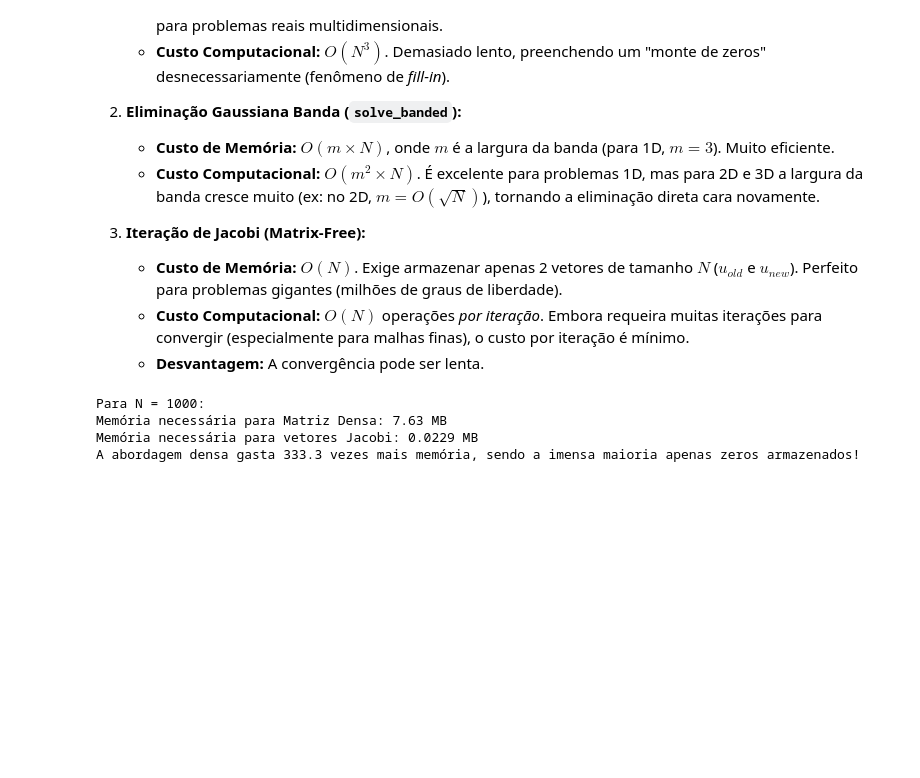
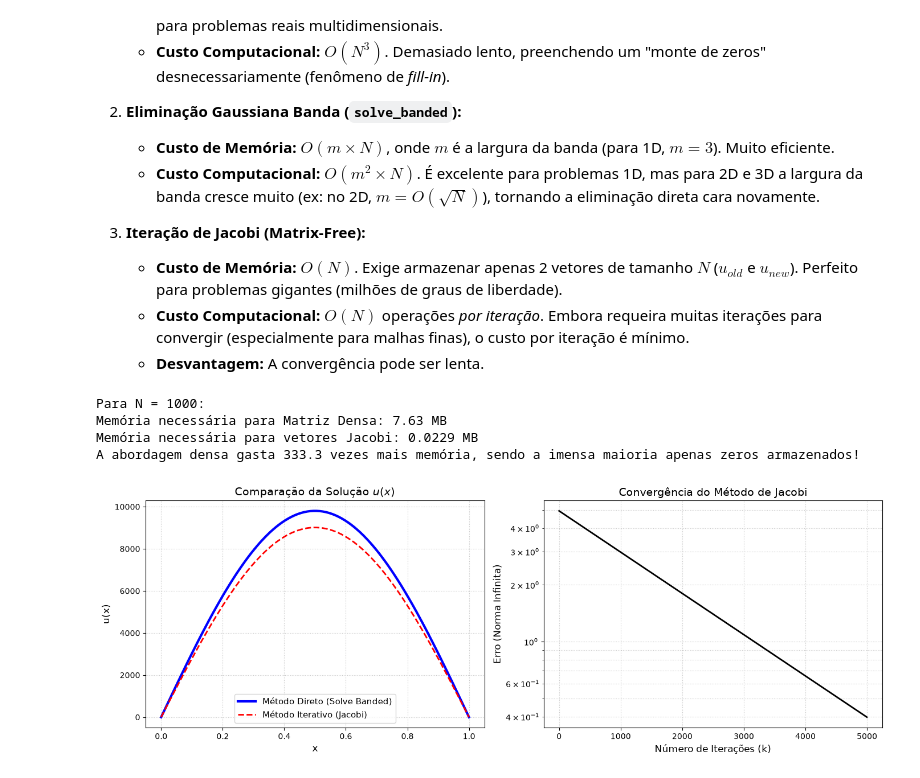
Before and after one commit to Ederson-Passos/applied-numerical-methods, a Jupyter notebook: notebooks/lectures.ipynb, the cells around one changed output. Drawn from its saved outputs; the diff is of its cells as text; code cells hidden in the pictures; blank space fills up the shorter version.

Commit message:
Annotations from Lesson. Test of Jacobi method.

```diff
--- a/notebooks/lectures.ipynb
+++ b/notebooks/lectures.ipynb
@@ -520,3 +520,75 @@ Para N = 1000:
 Memória necessária para Matriz Densa: 7.63 MB
 Memória necessária para vetores Jacobi: 0.0229 MB
 A abordagem densa gasta 333.3 vezes mais memória, sendo a imensa maioria apenas zeros armazenados!
+# %%
+import numpy as np
+import matplotlib.pyplot as plt
+from scipy.linalg import solve_banded
+
+# 1. Configurando o problema novamente (para que a célula seja auto-contida)
+n = 100
+xx = np.linspace(0, 1, n)
+function = lambda x: np.pi**2 * np.sin(np.pi * x)
+b = np.zeros(n)
+for i in range(1, n-1):
+    b[i] = function(xx[i])
+
+# 2. Solução com Método Direto (Matriz Banda) para o Poisson 1D
+# Criando a matriz ab (forma compacta para solve_banded)
+ab = np.zeros((3, n-2))
+ab[0, 1:] = -1.0  # diagonal superior
+ab[1, :] = 2.0    # diagonal principal
+ab[2, :-1] = -1.0 # diagonal inferior
+
+# Resolvemos para o interior (excluindo os contornos = 0)
+u_direto_interior = solve_banded((1, 1), ab, b[1:-1])
+u_direto = np.zeros(n)
+u_direto[1:-1] = u_direto_interior
+
+# 3. Solução com Método Iterativo (Jacobi) modificado para extrair o histórico de erros
+def jacobi_com_historico(b, max_iter=5000, tol=1e-6):
+    n = len(b)
+    u_old = np.zeros(n)
+    u_new = np.zeros(n)
+    historico_erros = []
+
+    for k in range(max_iter):
+        u_new[1:-1] = 0.5 * (b[1:-1] + u_old[0:-2] + u_old[2:])
+        u_new[0] = 0.0
+        u_new[-1] = 0.0
+
+        erro = np.max(np.abs(u_new - u_old))
+        historico_erros.append(erro)
+
+        if erro < tol:
+            break
+
+        u_old[:] = u_new[:]
+
+    return u_new, historico_erros
+
+u_jacobi, erros = jacobi_com_historico(b)
+
+# 4. Construindo os Gráficos
+fig, (ax1, ax2) = plt.subplots(1, 2, figsize=(14, 5))
+
+# Gráfico 1: Comparação da Solução
+ax1.plot(xx, u_direto, 'b-', linewidth=3, label='Método Direto (Solve Banded)')
+ax1.plot(xx, u_jacobi, 'r--', linewidth=2, label='Método Iterativo (Jacobi)')
+ax1.set_title("Comparação da Solução $u(x)$", fontsize=14)
+ax1.set_xlabel("x", fontsize=12)
+ax1.set_ylabel("u(x)", fontsize=12)
+ax1.grid(True, linestyle=':', alpha=0.7)
+ax1.legend(fontsize=11)
+
+# Gráfico 2: Convergência do Erro no Jacobi
+ax2.semilogy(erros, 'k-', linewidth=2)
+ax2.set_title("Convergência do Método de Jacobi", fontsize=14)
+ax2.set_xlabel("Número de Iterações (k)", fontsize=12)
+ax2.set_ylabel("Erro (Norma Infinita)", fontsize=12)
+ax2.grid(True, which="both", linestyle=':', alpha=0.7)
+
+plt.tight_layout()
+plt.show()
+# %% [output]
+[figure, added]
```
